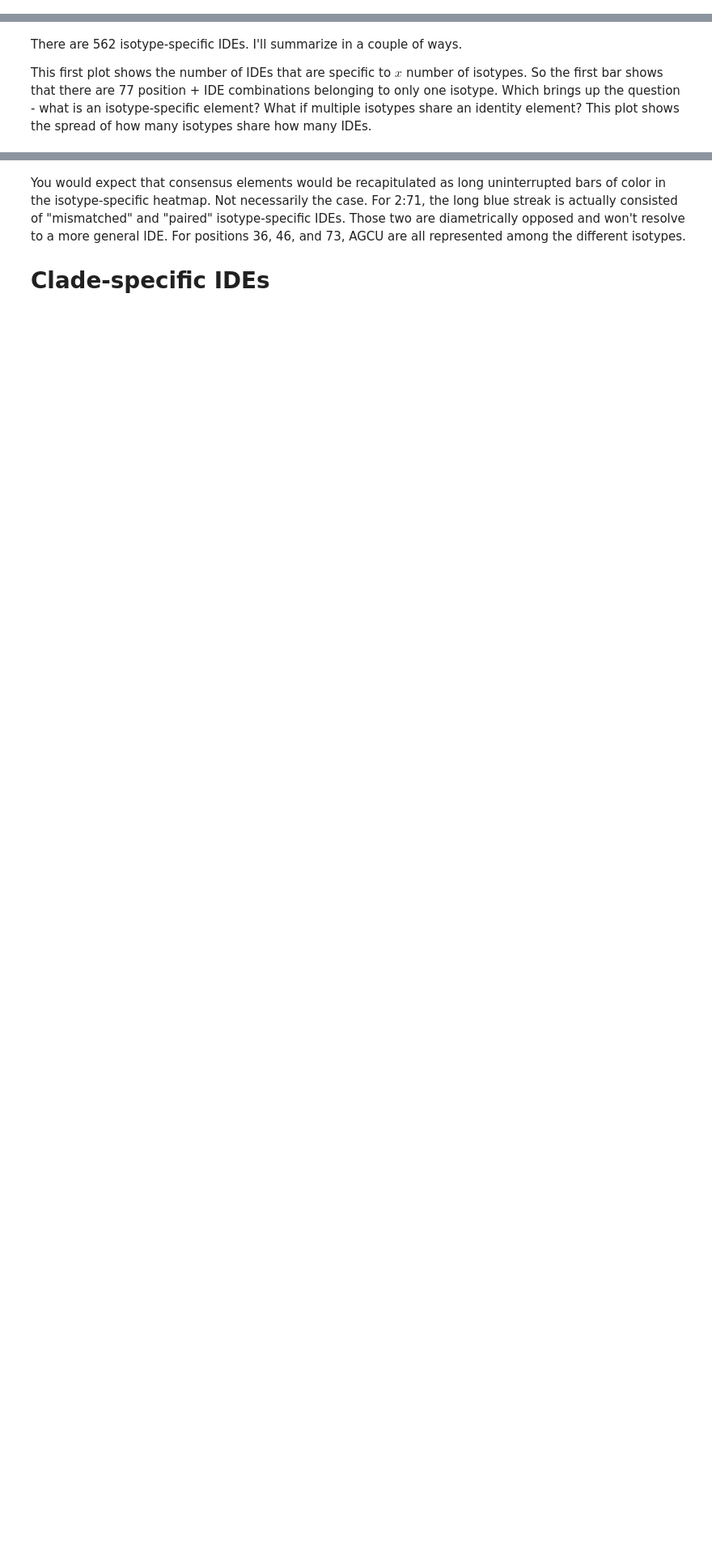
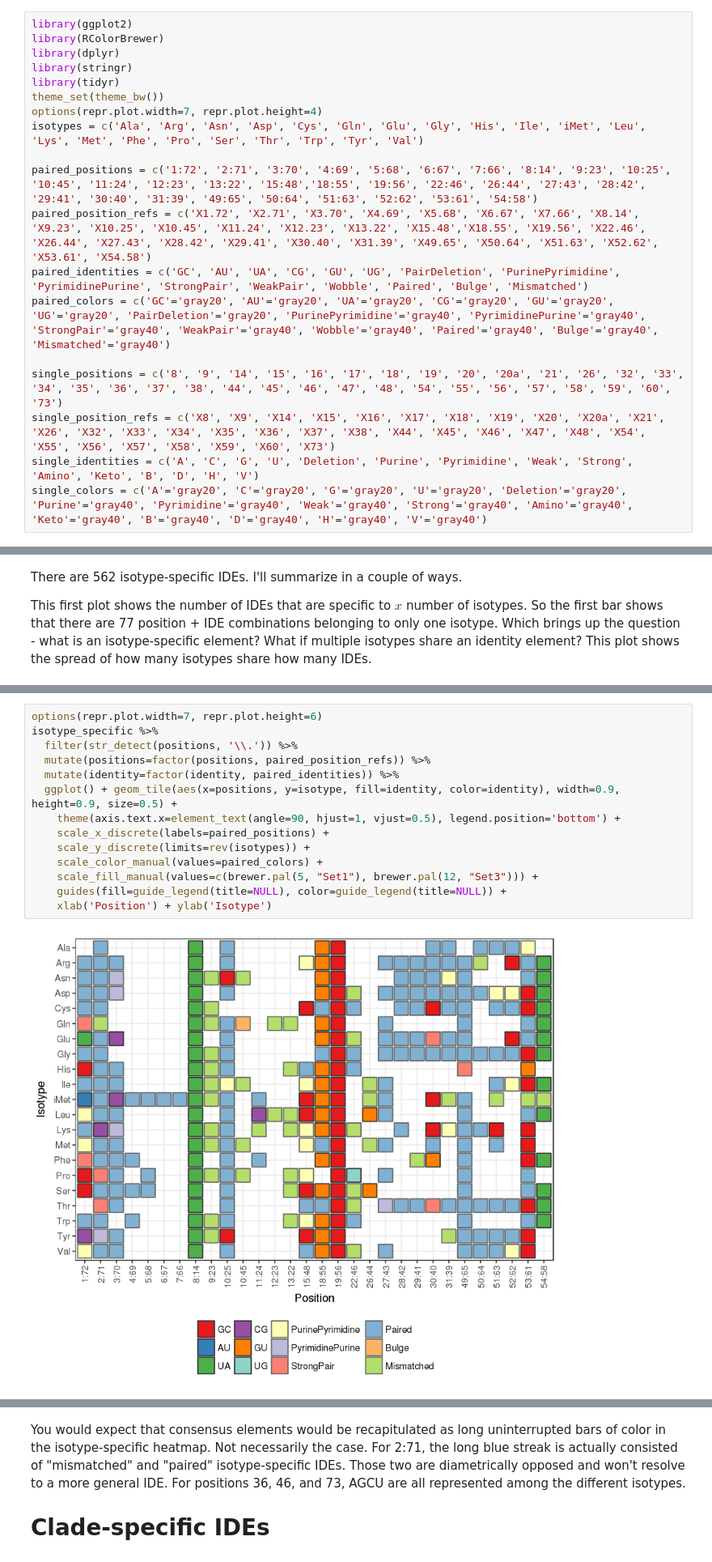
Before and after one commit to bylin/euk-features, a Jupyter notebook: notebooks/isotype-clade-specific.ipynb, the cells around one changed output, grey strips where cells are left out. Shown at 81% size. Cells and saved outputs as stored; diff of their text form; blank space fills up the shorter version.

```diff
--- a/notebooks/isotype-clade-specific.ipynb
+++ b/notebooks/isotype-clade-specific.ipynb
@@ -10,3 +1,22 @@ isotypes = c('Ala', 'Arg', 'Asn', 'Asp', 'Cys', 'Gln', 'Glu', 'Gly', 'His', 'Ile
+# %%
+library(ggplot2)
+library(RColorBrewer)
+library(dplyr)
+library(stringr)
+library(tidyr)
+theme_set(theme_bw())
+options(repr.plot.width=7, repr.plot.height=4)
+isotypes = c('Ala', 'Arg', 'Asn', 'Asp', 'Cys', 'Gln', 'Glu', 'Gly', 'His', 'Ile', 'iMet', 'Leu', 'Lys', 'Met', 'Phe', 'Pro', 'Ser', 'Thr', 'Trp', 'Tyr', 'Val')
+
+paired_positions = c('1:72', '2:71', '3:70', '4:69', '5:68', '6:67', '7:66', '8:14', '9:23', '10:25', '10:45', '11:24', '12:23', '13:22', '15:48','18:55', '19:56', '22:46', '26:44', '27:43', '28:42', '29:41', '30:40', '31:39', '49:65', '50:64', '51:63', '52:62', '53:61', '54:58')
+paired_position_refs = c('X1.72', 'X2.71', 'X3.70', 'X4.69', 'X5.68', 'X6.67', 'X7.66', 'X8.14', 'X9.23', 'X10.25', 'X10.45', 'X11.24', 'X12.23', 'X13.22', 'X15.48','X18.55', 'X19.56', 'X22.46', 'X26.44', 'X27.43', 'X28.42', 'X29.41', 'X30.40', 'X31.39', 'X49.65', 'X50.64', 'X51.63', 'X52.62', 'X53.61', 'X54.58')
+paired_identities = c('GC', 'AU', 'UA', 'CG', 'GU', 'UG', 'PairDeletion', 'PurinePyrimidine', 'PyrimidinePurine', 'StrongPair', 'WeakPair', 'Wobble', 'Paired', 'Bulge', 'Mismatched')
+paired_colors = c('GC'='gray20', 'AU'='gray20', 'UA'='gray20', 'CG'='gray20', 'GU'='gray20', 'UG'='gray20', 'PairDeletion'='gray20', 'PurinePyrimidine'='gray40', 'PyrimidinePurine'='gray40', 'StrongPair'='gray40', 'WeakPair'='gray40', 'Wobble'='gray40', 'Paired'='gray40', 'Bulge'='gray40', 'Mismatched'='gray40')
+
+single_positions = c('8', '9', '14', '15', '16', '17', '18', '19', '20', '20a', '21', '26', '32', '33', '34', '35', '36', '37', '38', '44', '45', '46', '47', '48', '54', '55', '56', '57', '58', '59', '60', '73')
+single_position_refs = c('X8', 'X9', 'X14', 'X15', 'X16', 'X17', 'X18', 'X19', 'X20', 'X20a', 'X21', 'X26', 'X32', 'X33', 'X34', 'X35', 'X36', 'X37', 'X38', 'X44', 'X45', 'X46', 'X47', 'X48', 'X54', 'X55', 'X56', 'X57', 'X58', 'X59', 'X60', 'X73')
+single_identities = c('A', 'C', 'G', 'U', 'Deletion', 'Purine', 'Pyrimidine', 'Weak', 'Strong', 'Amino', 'Keto', 'B', 'D', 'H', 'V')
+single_colors = c('A'='gray20', 'C'='gray20', 'G'='gray20', 'U'='gray20', 'Deletion'='gray20', 'Purine'='gray40', 'Pyrimidine'='gray40', 'Weak'='gray40', 'Strong'='gray40', 'Amino'='gray40', 'Keto'='gray40', 'B'='gray40', 'D'='gray40', 'H'='gray40', 'V'='gray40')
 # %% [markdown]
 # Introduction
 
@@ -250,0 +231,16 @@ isotype_specific %>%
+# %%
+options(repr.plot.width=7, repr.plot.height=6)
+isotype_specific %>%
+  filter(str_detect(positions, '\\.')) %>%
+  mutate(positions=factor(positions, paired_position_refs)) %>%
+  mutate(identity=factor(identity, paired_identities)) %>%
+  ggplot() + geom_tile(aes(x=positions, y=isotype, fill=identity, color=identity), width=0.9, height=0.9, size=0.5) +
+    theme(axis.text.x=element_text(angle=90, hjust=1, vjust=0.5), legend.position='bottom') +
+    scale_x_discrete(labels=paired_positions) +
+    scale_y_discrete(limits=rev(isotypes)) +
+    scale_color_manual(values=paired_colors) +
+    scale_fill_manual(values=c(brewer.pal(5, "Set1"), brewer.pal(12, "Set3"))) +
+    guides(fill=guide_legend(title=NULL), color=guide_legend(title=NULL)) +
+    xlab('Position') + ylab('Isotype')
+# %% [output]
+[figure, added]
```
Also changed, not shown: parts of 5 cells of this notebook.
